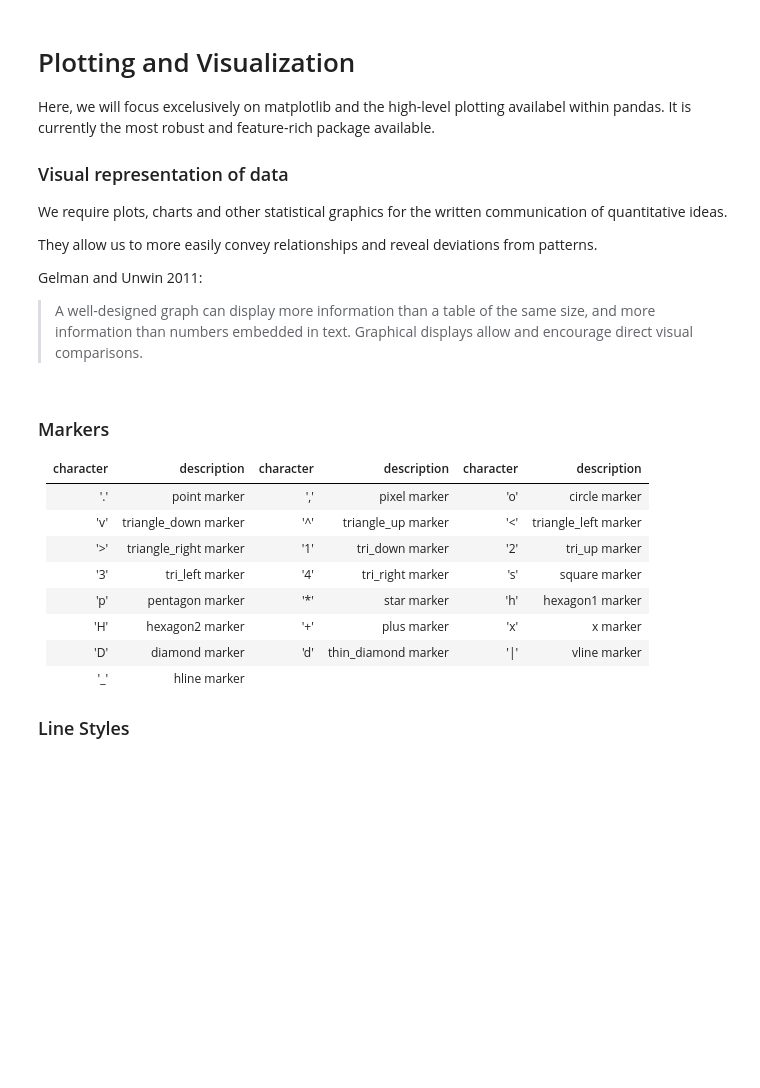
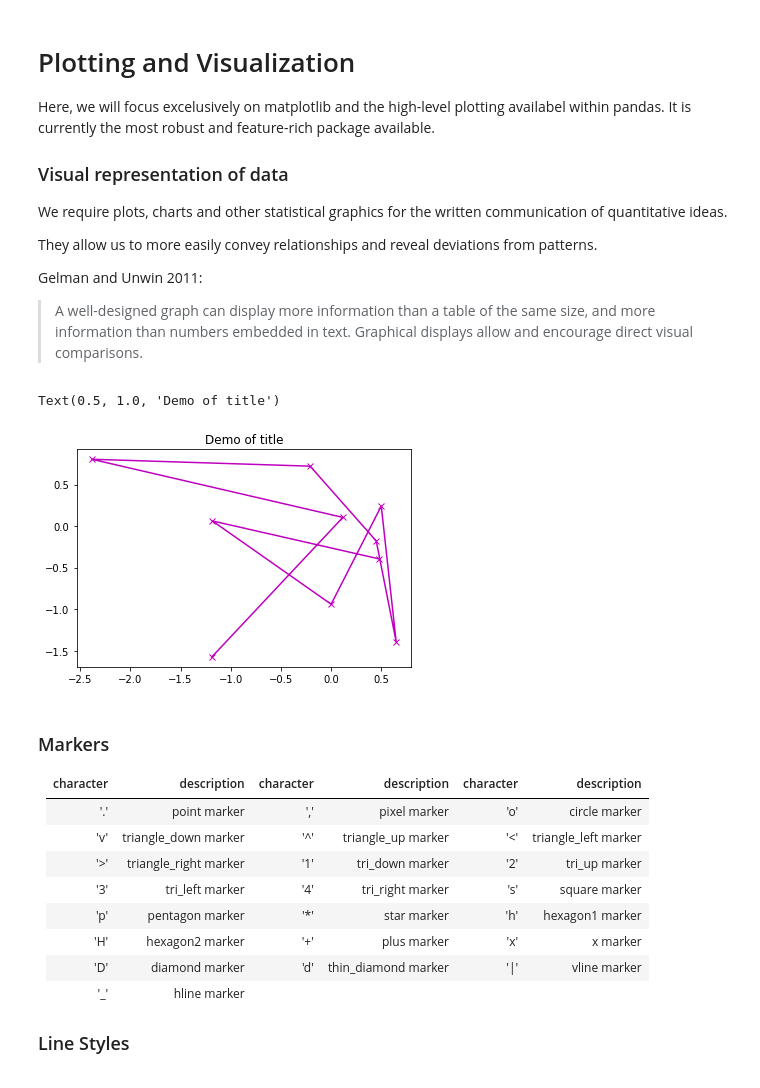
Before and after one commit to drajaysingh9/datasciencecoursera, a Jupyter notebook: Copy_of_[BSE]_Visualization_[Code_along].ipynb, the cells around one changed output. Cells and saved outputs as stored; diff of their text form; code cells hidden in the pictures; blank space fills up the shorter version.

```diff
--- a/Copy_of_[BSE]_Visualization_[Code_along].ipynb
+++ b/Copy_of_[BSE]_Visualization_[Code_along].ipynb
@@ -20,3 +23,10 @@ Gelman and Unwin 2011:
+# %%
+#plot random value
+plt.plot(np.random.normal(size=10), np.random.normal(size=10), 'mx-')
+plt.title("Demo of title")
+# %% [output]
+Text(0.5, 1.0, 'Demo of title')
+[figure, added]
 # %% [markdown]
 ### Markers
 character | description | character | description | character | description
```
Also changed, not shown: parts of 53 cells of this notebook.
